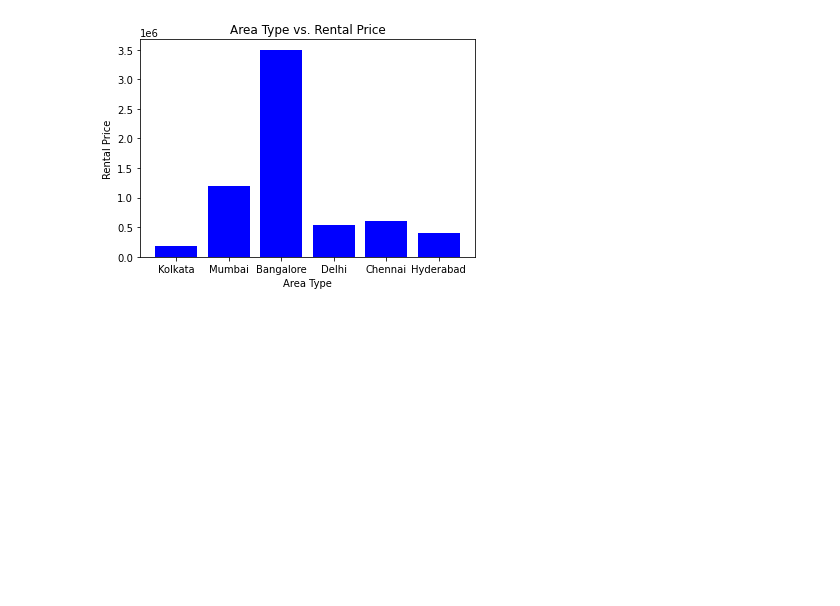
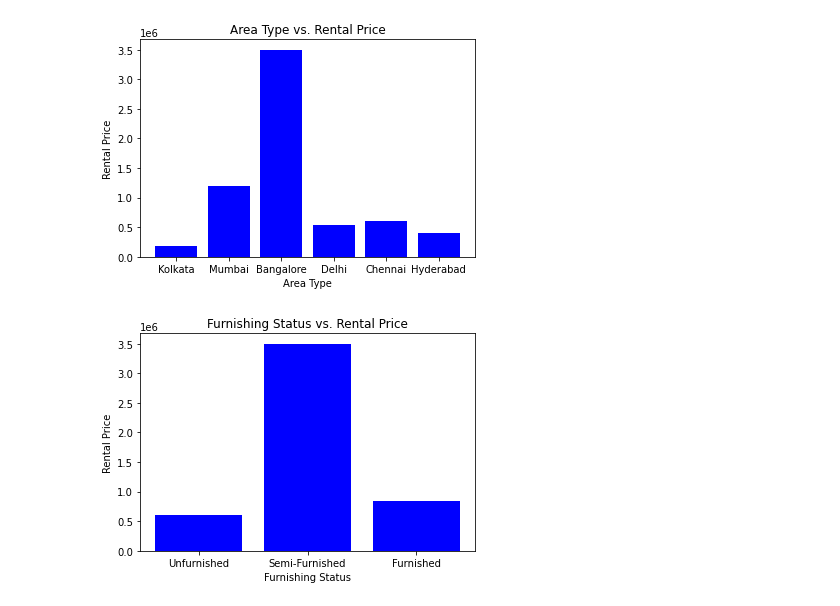
Before and after one commit to FrankMS3/Project-one, a Jupyter notebook: house_rental.ipynb, the cells around one changed output. Saved outputs shown, nothing was run; the diff lists cells and outputs as text; code cells hidden in the pictures; blank space fills up the shorter version.

Commit message:
Added three new plots

```diff
--- a/house_rental.ipynb
+++ b/house_rental.ipynb
@@ -226,3 +226,24 @@ plt.ylabel("Rental Price")
 plt.show()
 # %% [output]
 [figure]
+# %%
+# How much does Furnishing Status affect the price?
+
+
+# Set x and y values:
+x_values = house_rental_df["Furnishing Status"]
+y_values = house_rental_df["Rental Price"]
+
+
+# Plot both the "Latitdue vs. Max Temperature" and the line equation values in one plot:
+plt.bar(x_values, y_values, color="blue")
+
+
+
+# Set the title, xlabel and ylabels as shown below:
+plt.title("Furnishing Status vs. Rental Price")
+plt.xlabel("Furnishing Status")
+plt.ylabel("Rental Price")
+plt.show()
+# %% [output]
+[figure, added]
```
Also changed, not shown: parts of 8 cells of this notebook.
